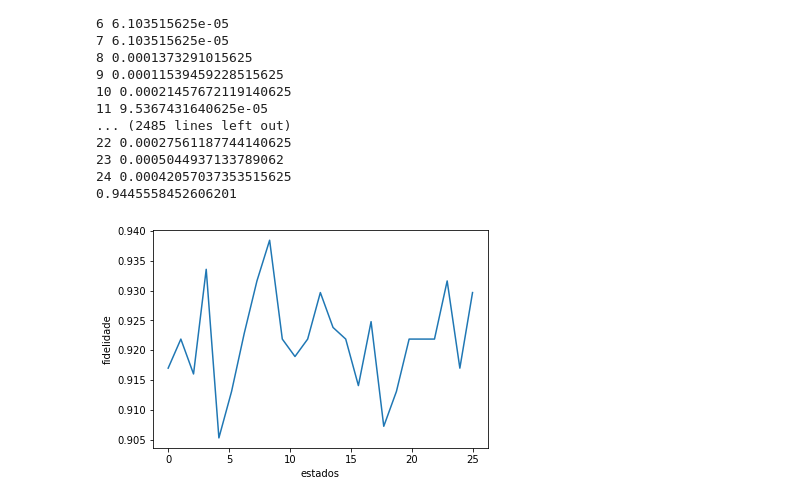
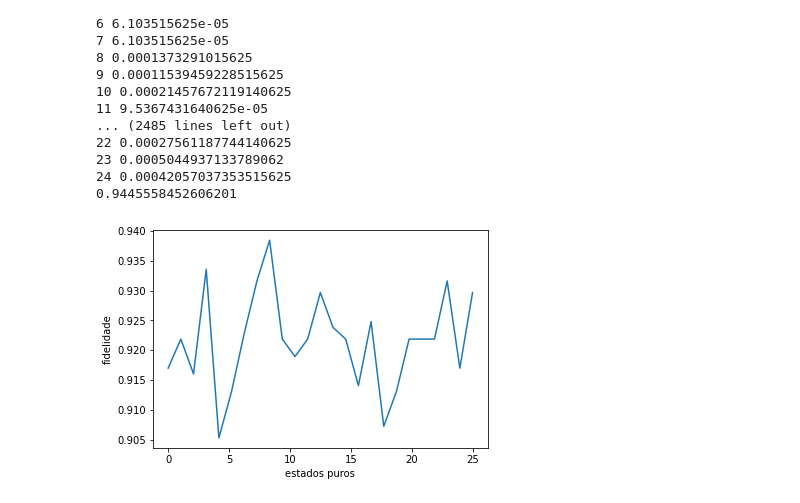
Before and after one commit to SchultzVV/Qiskit, a Jupyter notebook: Conteúdo/prep_estado_puro_usando_fidelidade.ipynb, the cells around one changed output. Cells and saved outputs as stored; diff of their text form; code cells hidden in the pictures.

```diff
--- a/Conteúdo/prep_estado_puro_usando_fidelidade.ipynb
+++ b/Conteúdo/prep_estado_puro_usando_fidelidade.ipynb
@@ -159,8 +159,8 @@ print(fidelidade_media)
 # %%
 x=np.linspace(0,len(fidelity),len(fidelity))
 plt.plot(x, fidelity)
-plt.xlabel('estados')
+plt.xlabel('estados puros')
 plt.ylabel('fidelidade')
 plt.show()
 # %% [output]
-[figure, old version]
+[figure, new version]
```
